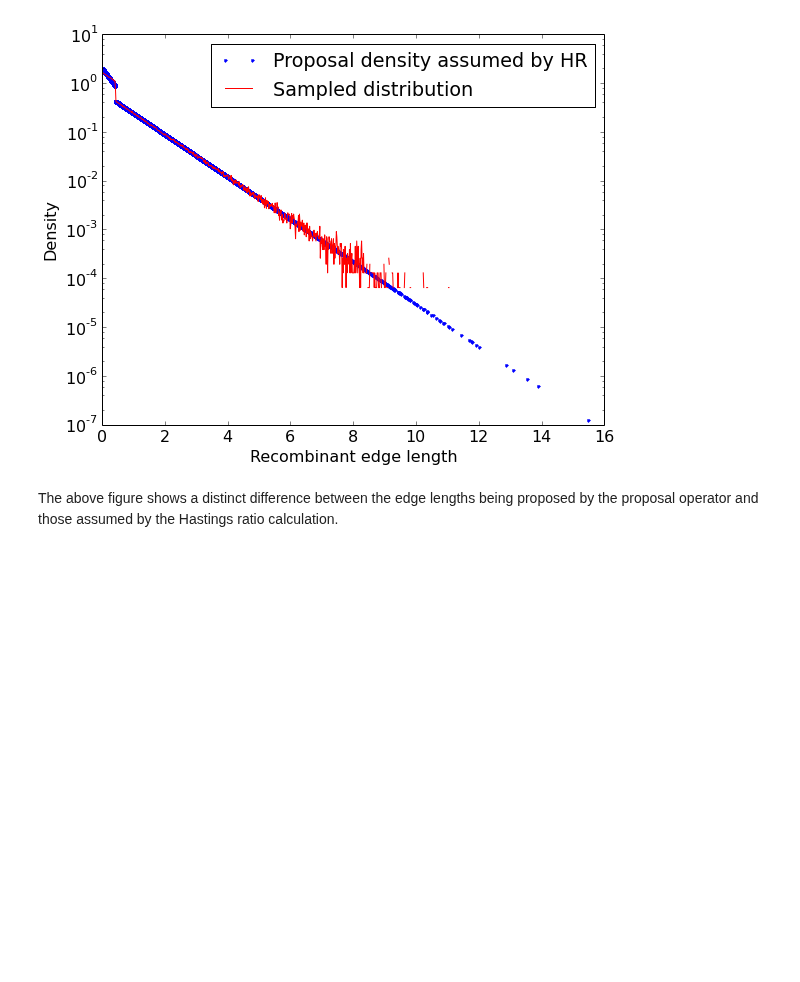
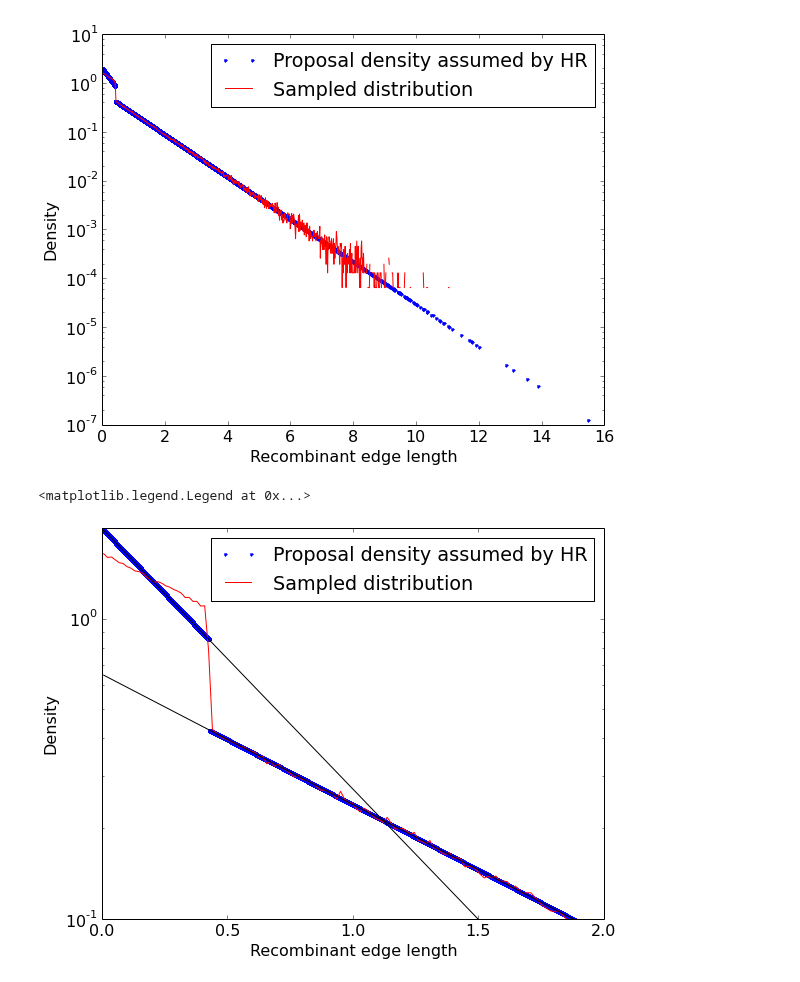
Before and after one commit to tgvaughan/bacter, a Jupyter notebook: examples/Debugging_HR.ipynb, the cells around one changed output. Cells and saved outputs as stored; diff of their text form; code cells hidden in the pictures; blank space fills up the shorter version.

```diff
--- a/examples/Debugging_HR.ipynb
+++ b/examples/Debugging_HR.ipynb
@@ -78,5 +76,17 @@ legend()
 # %% [output]
 <matplotlib.legend.Legend at 0x...>
 [figure]
-# %% [markdown]
-The above figure shows a distinct difference between the edge lengths being proposed by the proposal operator and those assumed by the Hastings ratio calculation.
+# %%
+semilogy(df.edgeLength, adjusted, '.',
+     label="Proposal density assumed by HR")
+plot(m, h, 'r-', label="Sampled distribution")
+plot(m, 2*exp(-2*m), 'k-')
+plot(m, exp(-2*0.426229 - (m-0.426229)), 'k-')
+xlim((0,2))
+ylim((1e-1,2))
+xlabel("Recombinant edge length")
+ylabel("Density")
+legend()
+# %% [output]
+<matplotlib.legend.Legend at 0x...>
+[figure, added]
```
Also changed, not shown: parts of 6 cells of this notebook, 1 other file.
